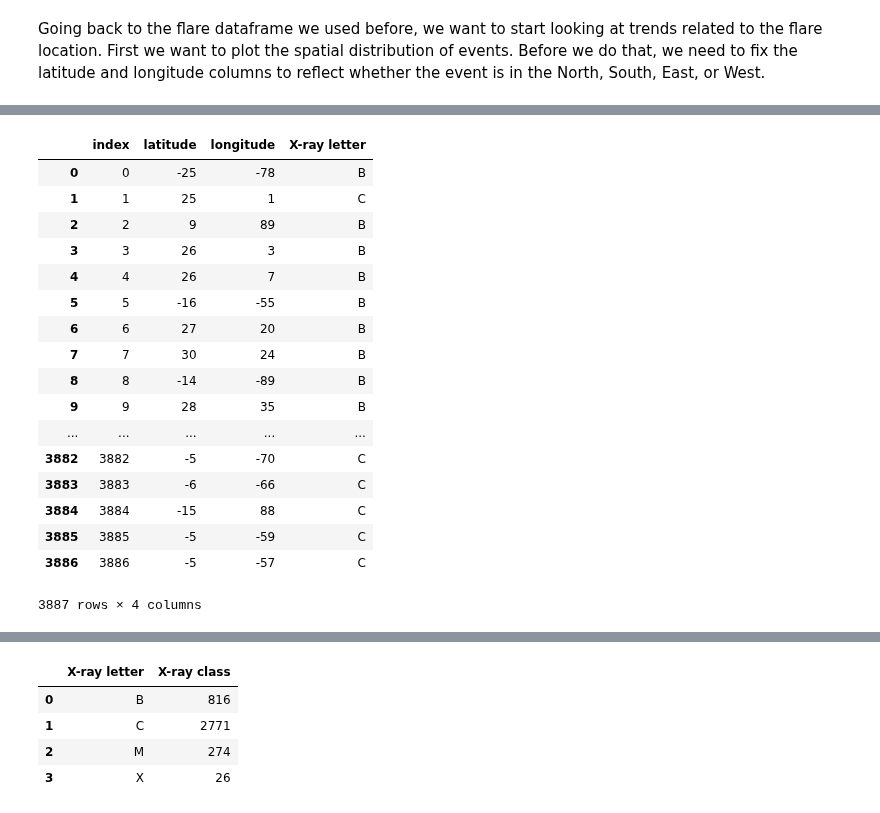
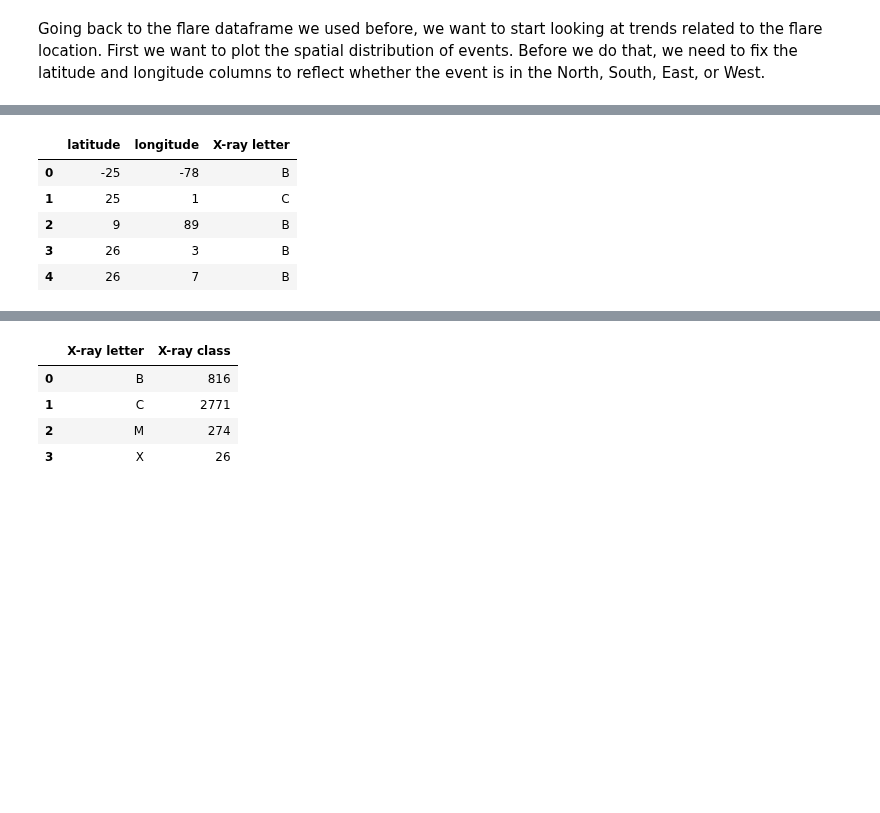
Before and after one commit to Nschanche/Flare_peaks, a Jupyter notebook: flare_project.ipynb, the cells around one changed output, grey strips where cells are left out. Cells and saved outputs as stored; diff of their text form; code cells hidden in the pictures; blank space fills up the shorter version.

```diff
--- a/flare_project.ipynb
+++ b/flare_project.ipynb
@@ -463,28 +463,17 @@ recent_flare_catalog.head()
 # %%
 #Latitude and longitude per type.
 
 ll_df = recent_flare_catalog[['latitude','longitude']].astype(float)
 ll_df['X-ray letter'] = recent_flare_catalog['X-ray letter']
 ll_df.reset_index(0)
+ll_df.head()
 # %% [output]
-|  | index | latitude | longitude | X-ray letter |
-| 0 | 0 | -25 | -78 | B |
-| 1 | 1 | 25 | 1 | C |
-| 2 | 2 | 9 | 89 | B |
-| 3 | 3 | 26 | 3 | B |
-| 4 | 4 | 26 | 7 | B |
-| 5 | 5 | -16 | -55 | B |
-| 6 | 6 | 27 | 20 | B |
-| 7 | 7 | 30 | 24 | B |
-| 8 | 8 | -14 | -89 | B |
-| 9 | 9 | 28 | 35 | B |
-| ... | ... | ... | ... | ... |
-| 3882 | 3882 | -5 | -70 | C |
-| 3883 | 3883 | -6 | -66 | C |
-| 3884 | 3884 | -15 | 88 | C |
-| 3885 | 3885 | -5 | -59 | C |
-| 3886 | 3886 | -5 | -57 | C |
+|  | latitude | longitude | X-ray letter |
+| 0 | -25 | -78 | B |
+| 1 | 25 | 1 | C |
+| 2 | 9 | 89 | B |
+| 3 | 26 | 3 | B |
+| 4 | 26 | 7 | B |
-3887 rows × 4 columns
 # %%
 #scatter plot which will represent the location in latitude and longitude values.
 #legend :
```
Also changed, not shown: parts of 6 cells of this notebook.
